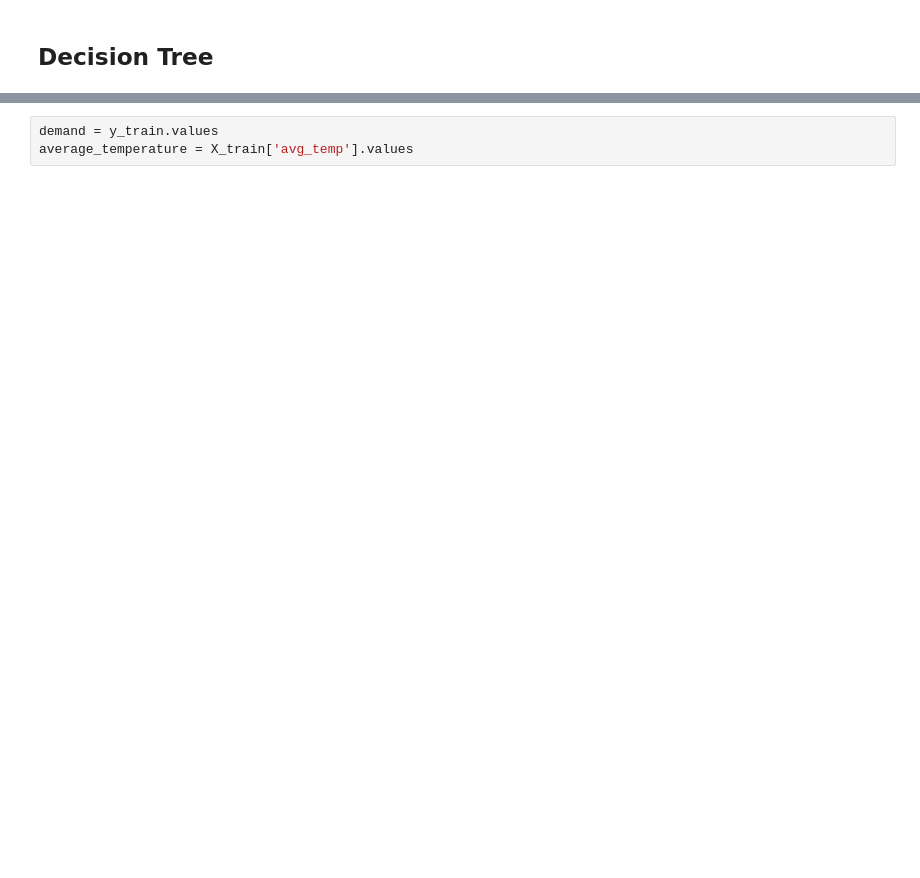
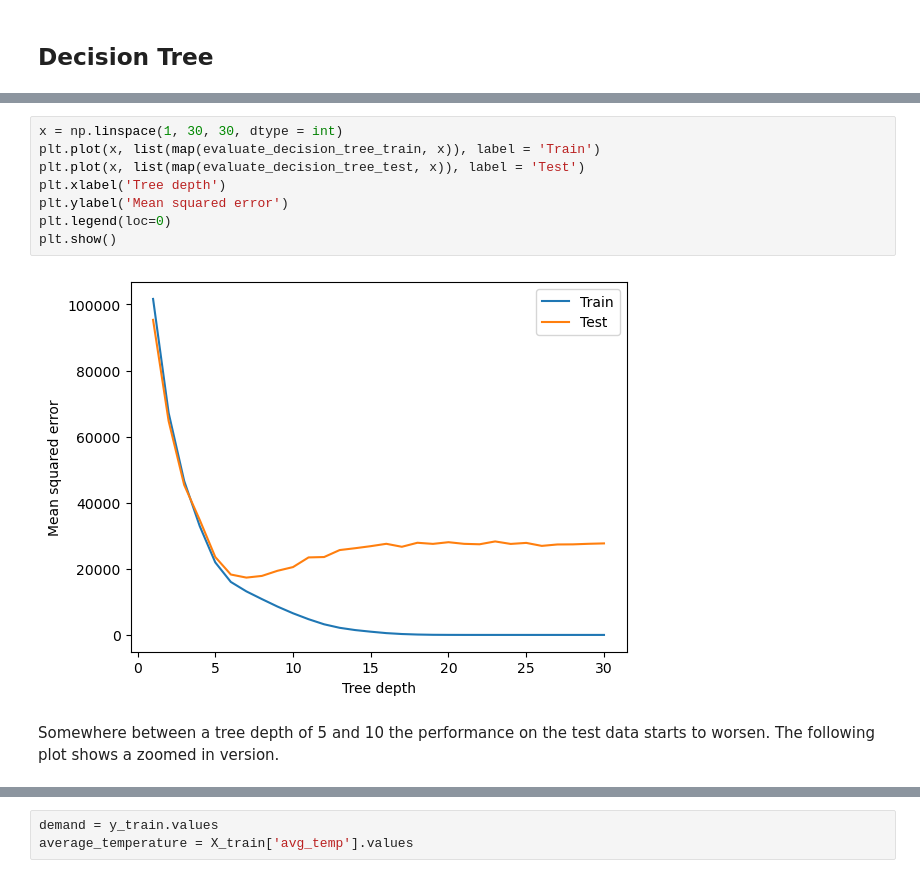
Before and after one commit to diego411/AA_Team_10, a Jupyter notebook: notebook/FeatureEngineering.ipynb, the cells around one changed output, grey strips where cells are left out. Drawn from its saved outputs; the diff is of its cells as text; blank space fills up the shorter version.

```diff
--- a/notebook/FeatureEngineering.ipynb
+++ b/notebook/FeatureEngineering.ipynb
@@ -627,0 +675,12 @@ current lambda:  10000000000.0
+# %%
+x = np.linspace(1, 30, 30, dtype = int)
+plt.plot(x, list(map(evaluate_decision_tree_train, x)), label = 'Train')
+plt.plot(x, list(map(evaluate_decision_tree_test, x)), label = 'Test')
+plt.xlabel('Tree depth')
+plt.ylabel('Mean squared error')
+plt.legend(loc=0)
+plt.show()
+# %% [output]
+[figure, new version]
+# %% [markdown]
+Somewhere between a tree depth of 5 and 10 the performance on the test data starts to worsen. The following plot shows a zoomed in version.
```
Also changed, not shown: parts of 74 cells of this notebook.
